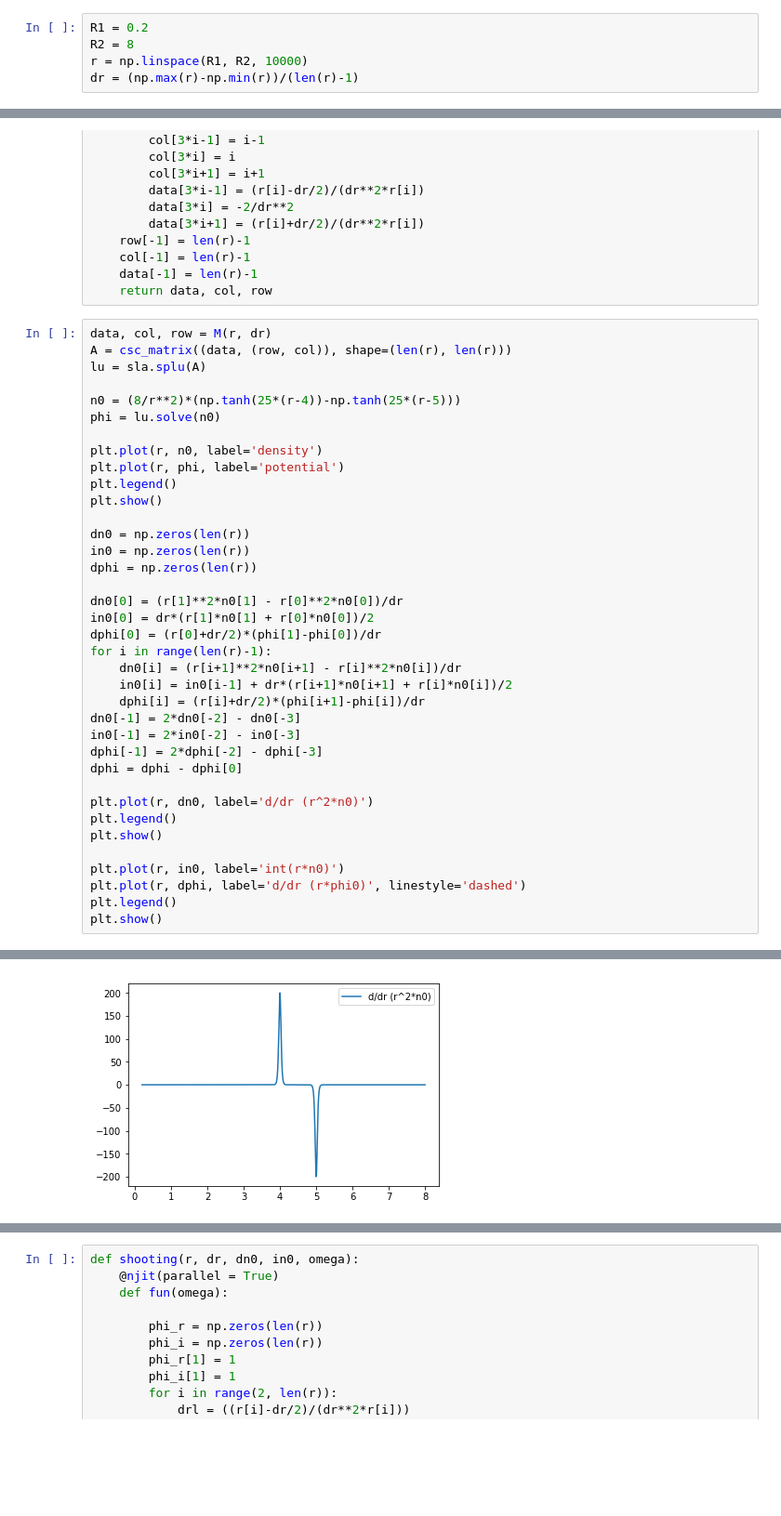
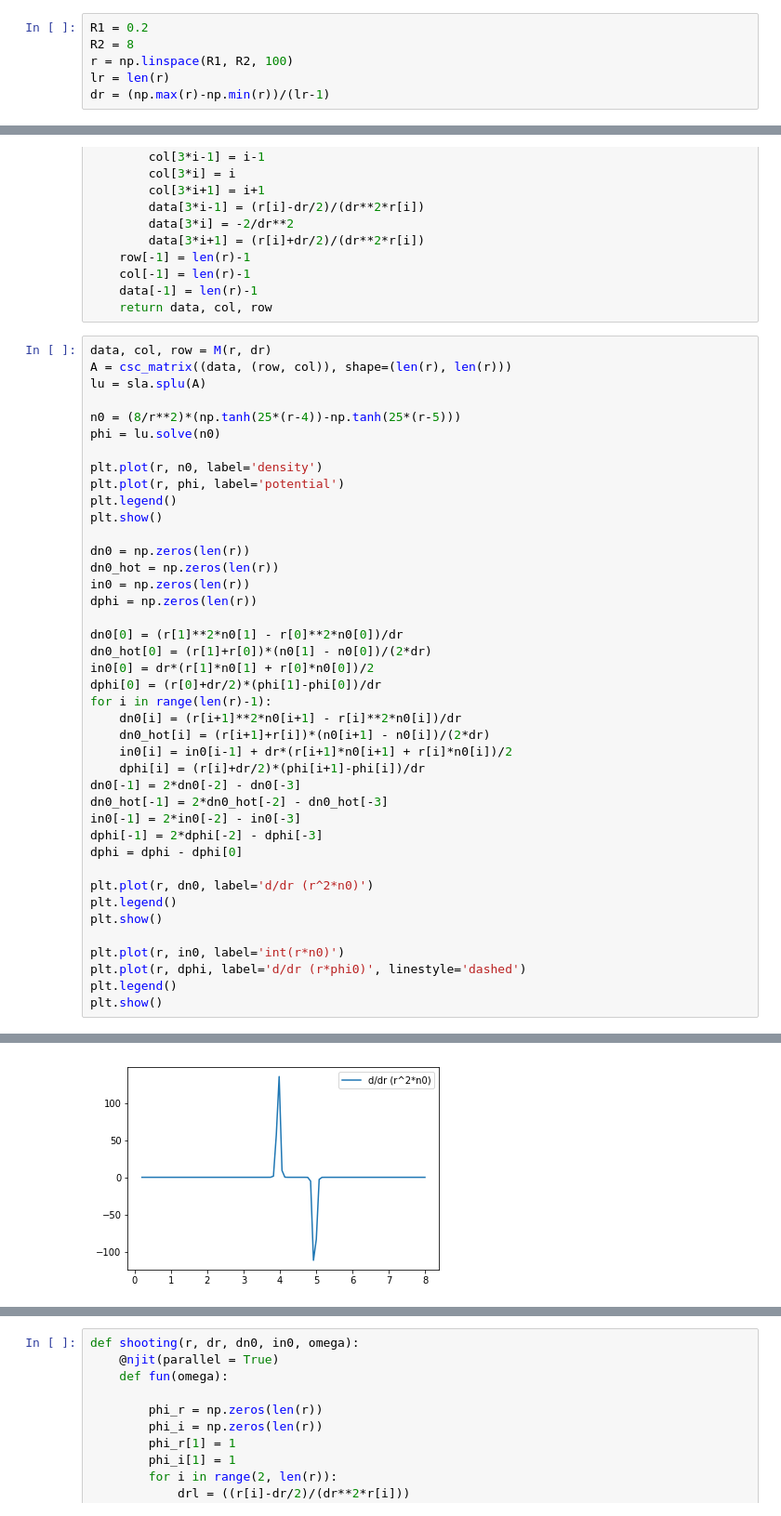
Before and after one commit to PatrickStbr/ZPinchDioctron, a Jupyter notebook: real_shooting.ipynb, the cells around one changed output, grey strips where cells are left out. Shown: that part at 93% size. Saved outputs shown, nothing was run; the diff lists cells and outputs as text; blank space fills up the shorter version.

```diff
--- a/real_shooting.ipynb
+++ b/real_shooting.ipynb
@@ -8,5 +9,6 @@ from scipy.optimize import root
 # %%
 R1 = 0.2
 R2 = 8
-r = np.linspace(R1, R2, 10000)
-dr = (np.max(r)-np.min(r))/(len(r)-1)
+r = np.linspace(R1, R2, 100)
+lr = len(r)
+dr = (np.max(r)-np.min(r))/(lr-1)
@@ -44,17 +191,21 @@ plt.legend()
 plt.show()
 
 dn0 = np.zeros(len(r))
+dn0_hot = np.zeros(len(r))
 in0 = np.zeros(len(r))
 dphi = np.zeros(len(r))
 
 dn0[0] = (r[1]**2*n0[1] - r[0]**2*n0[0])/dr
+dn0_hot[0] = (r[1]+r[0])*(n0[1] - n0[0])/(2*dr)
 in0[0] = dr*(r[1]*n0[1] + r[0]*n0[0])/2
 dphi[0] = (r[0]+dr/2)*(phi[1]-phi[0])/dr
 for i in range(len(r)-1):
     dn0[i] = (r[i+1]**2*n0[i+1] - r[i]**2*n0[i])/dr
+    dn0_hot[i] = (r[i+1]+r[i])*(n0[i+1] - n0[i])/(2*dr)
     in0[i] = in0[i-1] + dr*(r[i+1]*n0[i+1] + r[i]*n0[i])/2
     dphi[i] = (r[i]+dr/2)*(phi[i+1]-phi[i])/dr
 dn0[-1] = 2*dn0[-2] - dn0[-3]
+dn0_hot[-1] = 2*dn0_hot[-2] - dn0_hot[-3]
 in0[-1] = 2*in0[-2] - in0[-3]
 dphi[-1] = 2*dphi[-2] - dphi[-3]
 dphi = dphi - dphi[0]
@@ -72 +223 @@ plt.show()
-[figure, old version]
+[figure, new version]
```
Also changed, not shown: parts of 14 cells of this notebook.
